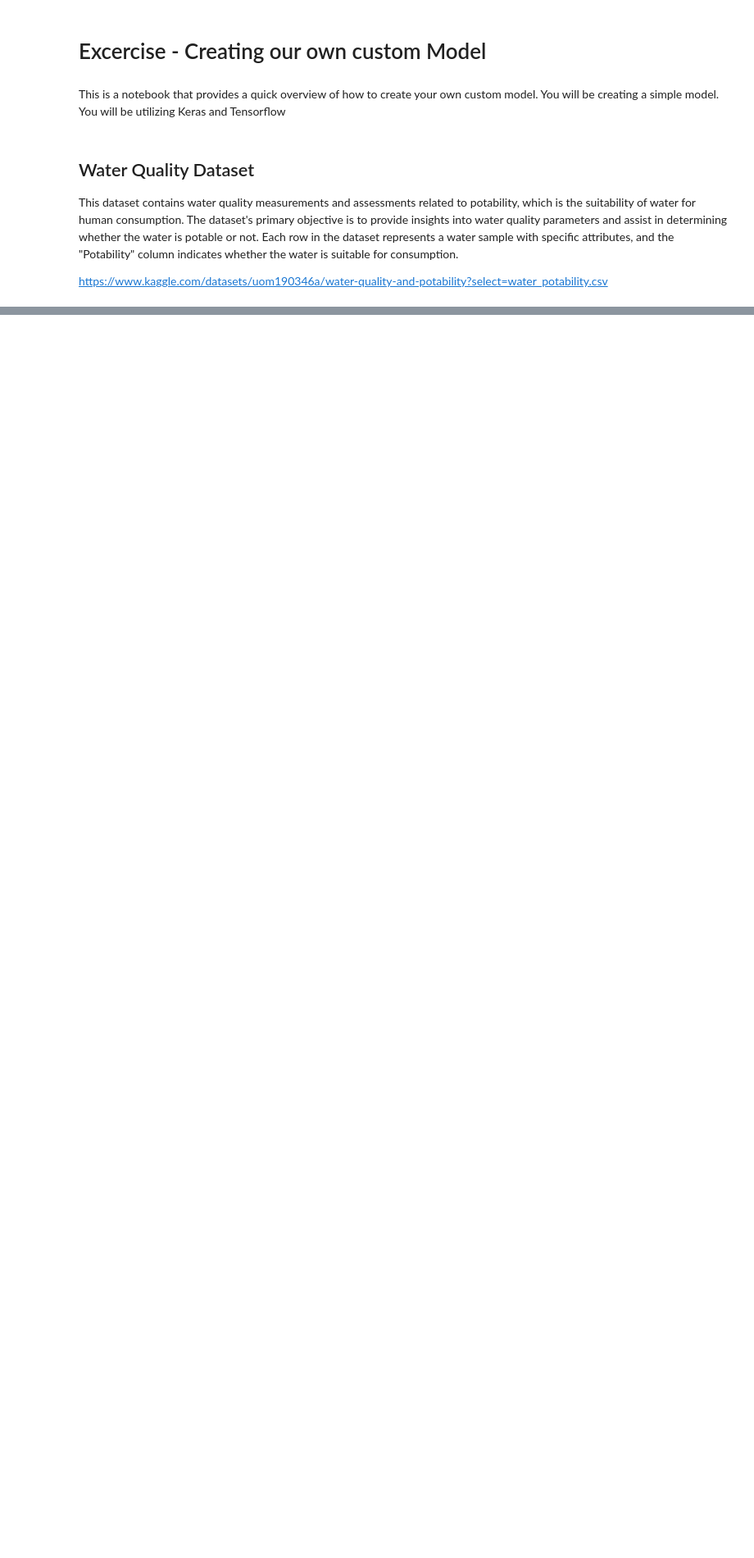
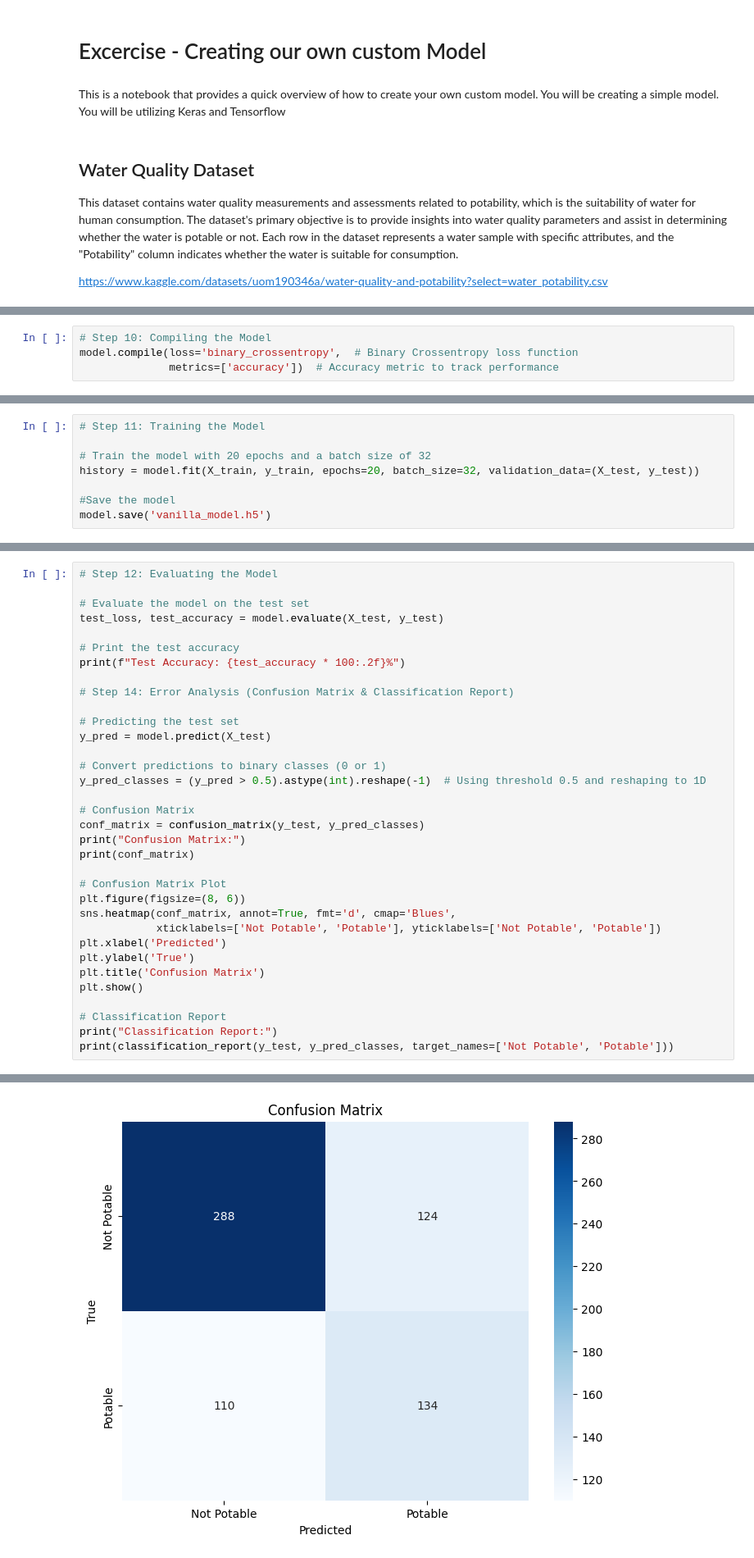
Before and after one commit to StellaIbeh/water_quality_model_pld3, a Jupyter notebook: Water_quality_Group3_.ipynb, the cells around one changed output, grey strips where cells are left out. Shown at 82% size. Saved outputs shown, nothing was run; the diff lists cells and outputs as text; blank space fills up the shorter version.

```diff
--- a/Water_quality_Group3_.ipynb
+++ b/Water_quality_Group3_.ipynb
@@ -104,0 +231,4 @@ NameError: name 'model' is not defined
+# %%
+# Step 10: Compiling the Model
+model.compile(loss='binary_crossentropy',  # Binary Crossentropy loss function
+              metrics=['accuracy'])  # Accuracy metric to track performance
@@ -104,0 +237,8 @@ NameError: name 'model' is not defined
+# %%
+# Step 11: Training the Model
+
+# Train the model with 20 epochs and a batch size of 32
+history = model.fit(X_train, y_train, epochs=20, batch_size=32, validation_data=(X_test, y_test))
+
+#Save the model
+model.save('vanilla_model.h5')
@@ -104,0 +266,35 @@ NameError: name 'model' is not defined
+# %%
+# Step 12: Evaluating the Model
+
+# Evaluate the model on the test set
+test_loss, test_accuracy = model.evaluate(X_test, y_test)
+
+# Print the test accuracy
+print(f"Test Accuracy: {test_accuracy * 100:.2f}%")
+
+# Step 14: Error Analysis (Confusion Matrix & Classification Report)
+
+# Predicting the test set
+y_pred = model.predict(X_test)
+
+# Convert predictions to binary classes (0 or 1)
+y_pred_classes = (y_pred > 0.5).astype(int).reshape(-1)  # Using threshold 0.5 and reshaping to 1D
+
+# Confusion Matrix
+conf_matrix = confusion_matrix(y_test, y_pred_classes)
+print("Confusion Matrix:")
+print(conf_matrix)
+
+# Confusion Matrix Plot
+plt.figure(figsize=(8, 6))
+sns.heatmap(conf_matrix, annot=True, fmt='d', cmap='Blues',
+            xticklabels=['Not Potable', 'Potable'], yticklabels=['Not Potable', 'Potable'])
+plt.xlabel('Predicted')
+plt.ylabel('True')
+plt.title('Confusion Matrix')
+plt.show()
+
+# Classification Report
+print("Classification Report:")
+print(classification_report(y_test, y_pred_classes, target_names=['Not Potable', 'Potable']))
+# %% [output]
@@ -104,0 +307 @@ NameError: name 'model' is not defined
+[figure, added]
```
Also changed, not shown: parts of 33 cells of this notebook.
